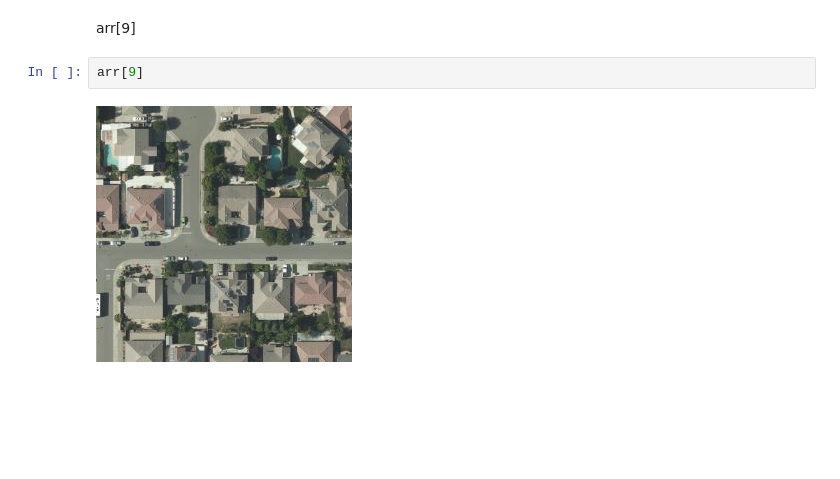
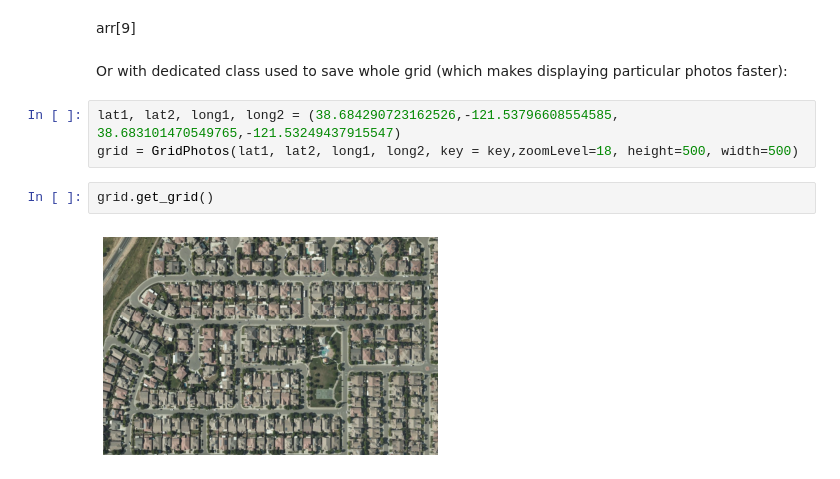
Before and after one commit to DeepPoolAI/DeepPoolAI, a Jupyter notebook: tutorial.ipynb, the cells around one changed output. Drawn from its saved outputs; the diff is of its cells as text; blank space fills up the shorter version.

Commit message:
added photo downloading and grid via dedicated class

```diff
--- a/tutorial.ipynb
+++ b/tutorial.ipynb
@@ -70,6 +72,11 @@ arr[9]
 # %% [markdown]
 arr[9]
-# %%
-arr[9]
-# %% [output]
-[figure, removed]
+# %% [markdown]
+Or with dedicated class used to save whole grid (which makes displaying particular photos faster):
+# %%
+lat1, lat2, long1, long2 = (38.684290723162526,-121.53796608554585, 38.683101470549765,-121.53249437915547)
+grid = GridPhotos(lat1, lat2, long1, long2, key = key,zoomLevel=18, height=500, width=500)
+# %%
+grid.get_grid()
+# %% [output]
+[figure, added]
```
Also changed, not shown: parts of 3 cells of this notebook, 2 other files.
